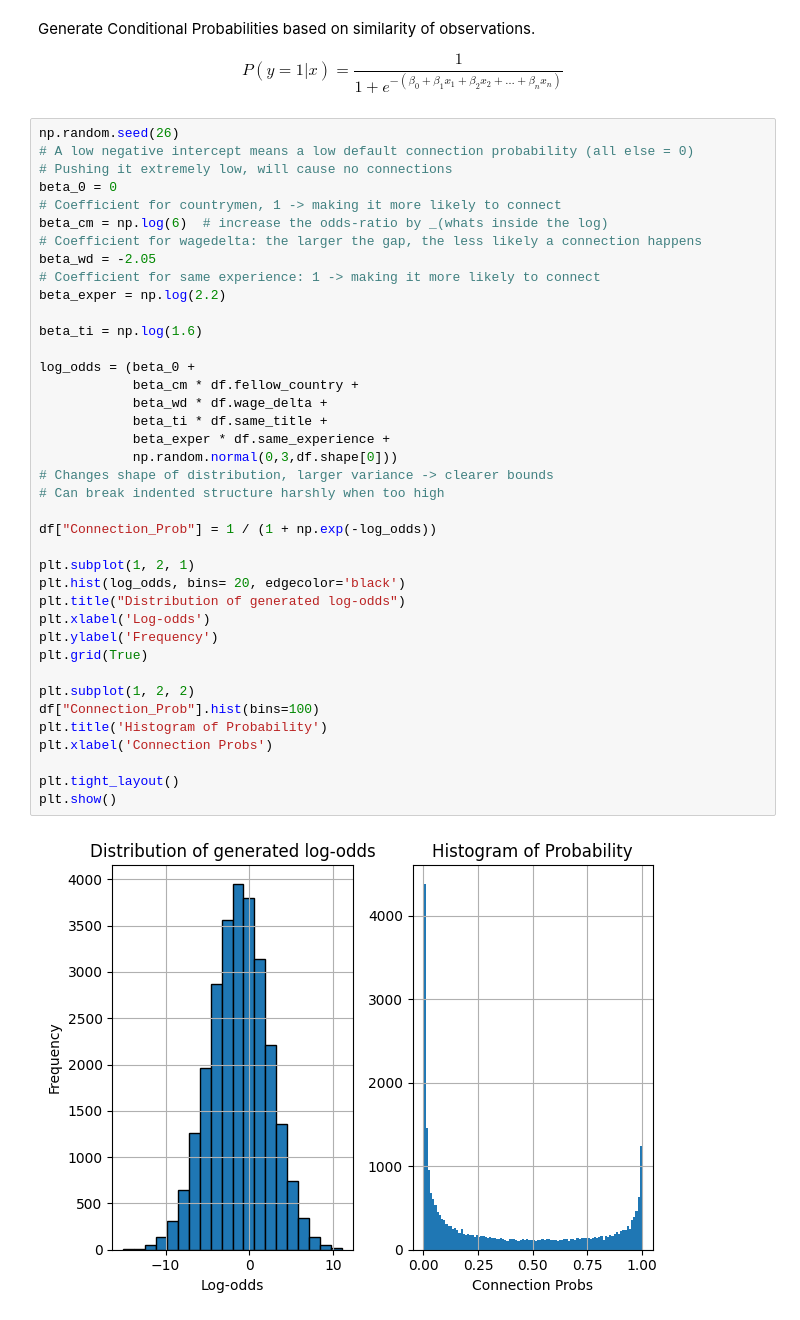
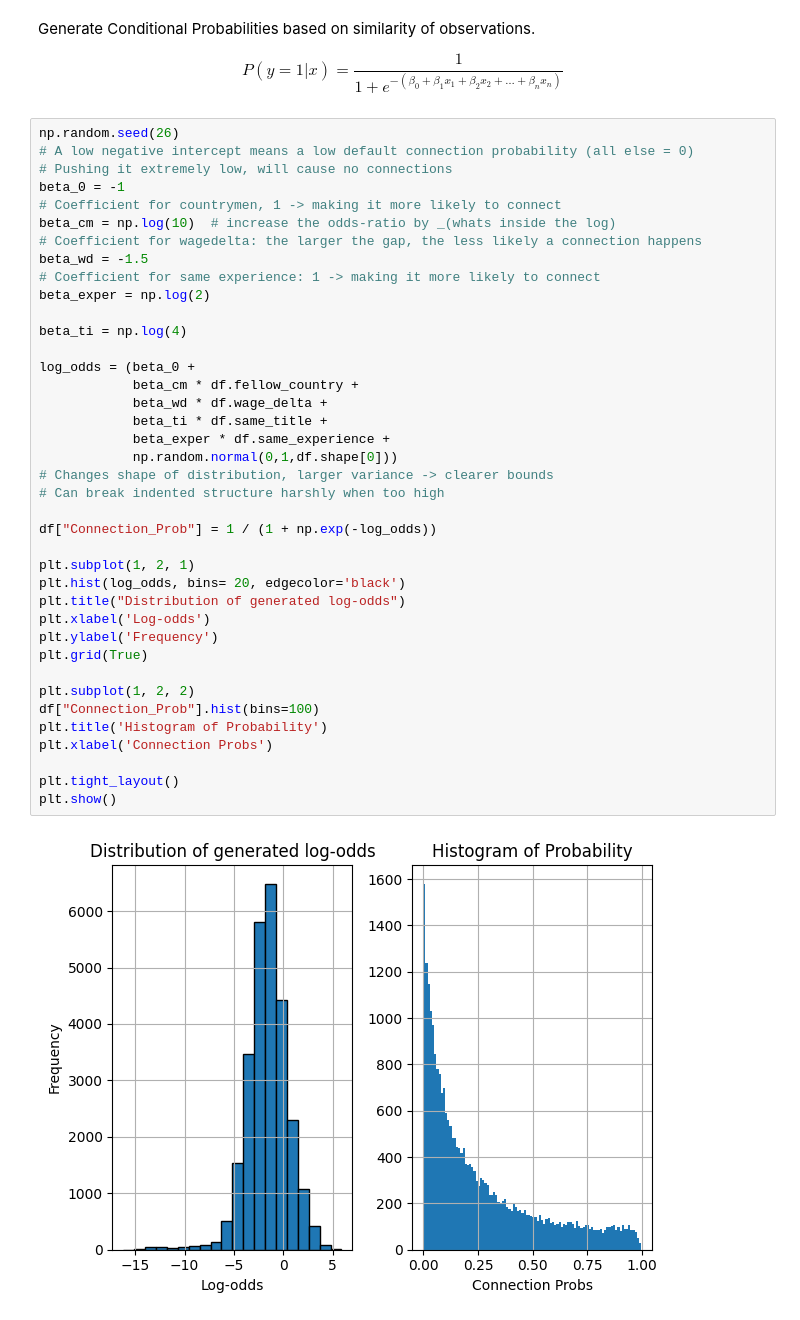
Before and after one commit to FisnikZogaj/MA, a Jupyter notebook: GraphGLM.ipynb, the cells around one changed output. Drawn from its saved outputs; the diff is of its cells as text.

```diff
--- a/GraphGLM.ipynb
+++ b/GraphGLM.ipynb
@@ -121,43 +104,43 @@ P(y=1|x) = \frac{1}{1 + e^{-(\beta_0 + \beta_{1}x_{1} + \beta_{2}x_{2} + \ldots
 np.random.seed(26)
 # A low negative intercept means a low default connection probability (all else = 0)
 # Pushing it extremely low, will cause no connections
-beta_0 = 0
+beta_0 = -1
 # Coefficient for countrymen, 1 -> making it more likely to connect
-beta_cm = np.log(6)  # increase the odds-ratio by _(whats inside the log)
+beta_cm = np.log(10)  # increase the odds-ratio by _(whats inside the log)
 # Coefficient for wagedelta: the larger the gap, the less likely a connection happens
-beta_wd = -2.05
+beta_wd = -1.5
 # Coefficient for same experience: 1 -> making it more likely to connect
-beta_exper = np.log(2.2)
+beta_exper = np.log(2)
 
-beta_ti = np.log(1.6)
+beta_ti = np.log(4)
 
 log_odds = (beta_0 +
             beta_cm * df.fellow_country +
             beta_wd * df.wage_delta +
             beta_ti * df.same_title +
             beta_exper * df.same_experience +
-            np.random.normal(0,3,df.shape[0]))
+            np.random.normal(0,1,df.shape[0]))
 # Changes shape of distribution, larger variance -> clearer bounds
 # Can break indented structure harshly when too high
 
 df["Connection_Prob"] = 1 / (1 + np.exp(-log_odds))
 
 plt.subplot(1, 2, 1)
 plt.hist(log_odds, bins= 20, edgecolor='black')
 plt.title("Distribution of generated log-odds")
 plt.xlabel('Log-odds')
 plt.ylabel('Frequency')
 plt.grid(True)
 
 plt.subplot(1, 2, 2)
 df["Connection_Prob"].hist(bins=100)
 plt.title('Histogram of Probability')
 plt.xlabel('Connection Probs')
 
 plt.tight_layout()
 plt.show()
 # %% [output]
-[figure, old version]
+[figure, new version]
 # %%
 df.boxplot(column = ["Connection_Prob"],
            by = "fellow_country")
```
Also changed, not shown: parts of 8 cells of this notebook.
